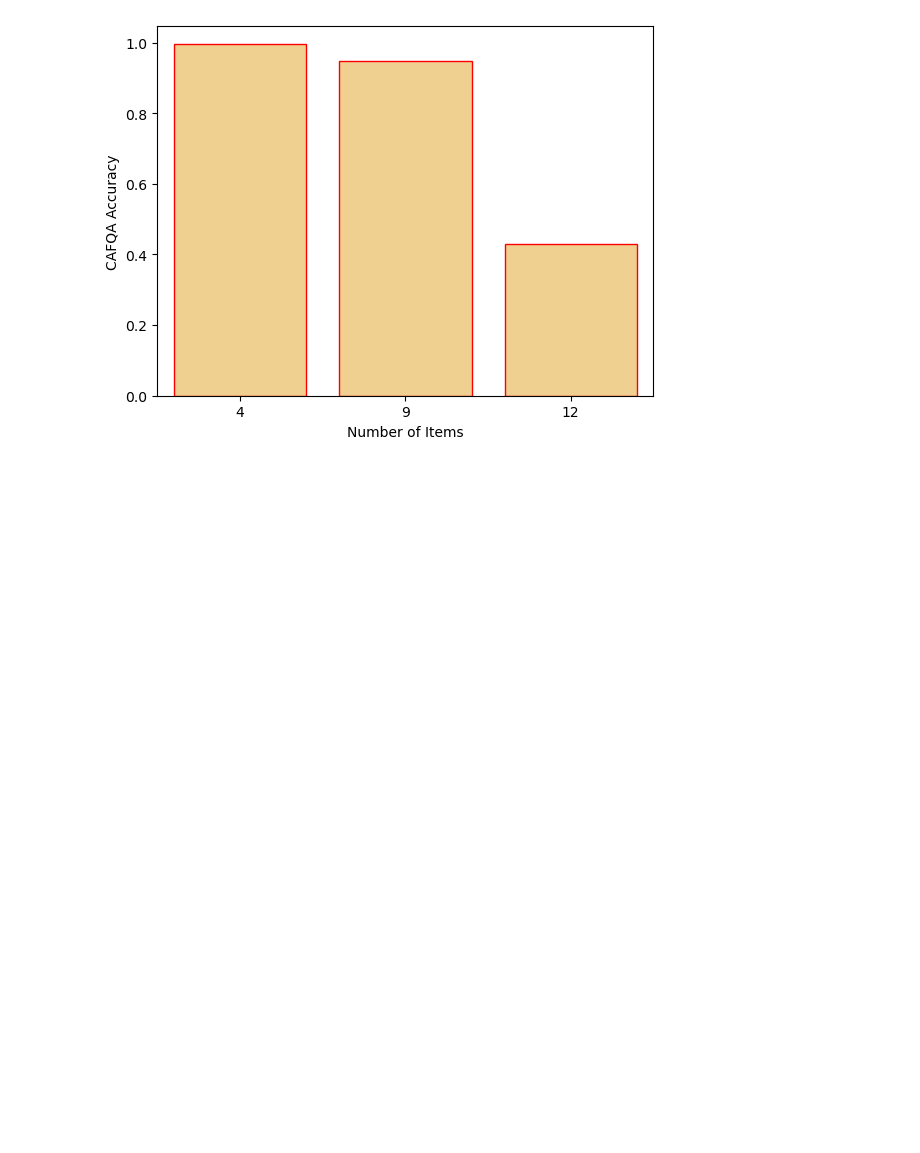
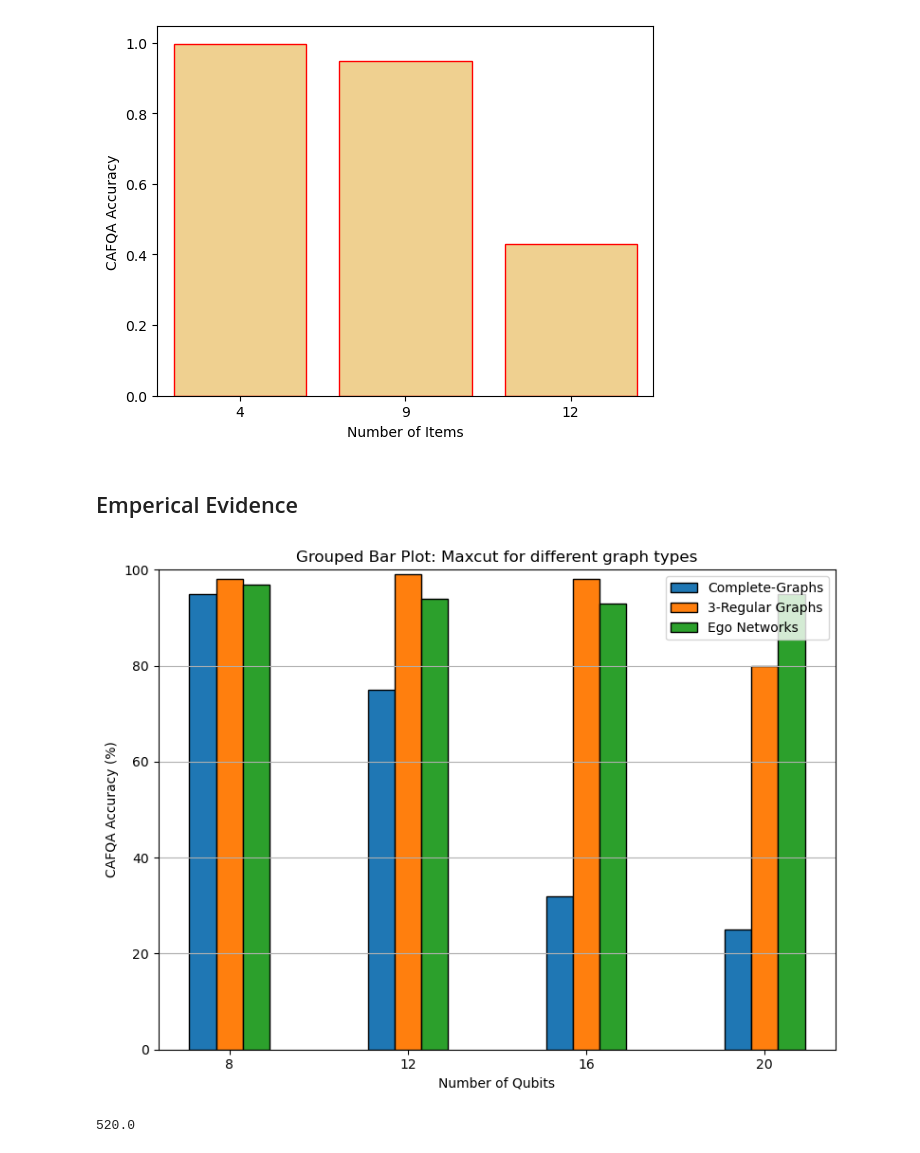
Before and after one commit to d-bharadwaj/SPIQ, a Jupyter notebook: playground_scripts/final_data_analysis.ipynb, the cells around one changed output. Cells and saved outputs as stored; diff of their text form; code cells hidden in the pictures; blank space fills up the shorter version.

```diff
--- a/playground_scripts/final_data_analysis.ipynb
+++ b/playground_scripts/final_data_analysis.ipynb
@@ -622,3 +622,43 @@ sns.barplot(
 [figure]
 <Axes: xlabel='Number of Items', ylabel='CAFQA Accuracy'>
 [figure]
+# %% [markdown]
+## Emperical Evidence
+# %%
+# Example data for 3 bars per qubit size
+num_qubits = [8, 12, 16, 20]
+bar_labels = ['Complete-Graphs', '3-Regular Graphs', 'Ego Networks']
+# Dummy means for illustration; replace with your actual data
+data = [
+    [0.95, 0.75, 0.32, 0.25 ],  # Complete
+    [0.98, 0.99, 0.98, 0.8 ],  # 3_Reg
+    [0.97, 0.94, 0.93, 0.95]   # Ego Networks
+]
+data = np.array(data)  # shape (3, 3)
+
+bar_width = 0.15
+index = np.arange(len(num_qubits))
+
+fig, ax = plt.subplots(figsize=(8, 6))
+for i in range(3):
+    ax.bar(index + (i - 1) * bar_width, data[i], bar_width, label=bar_labels[i],edgecolor='black')
+    ax.set_ylim(0, 1)
+    ax.set_yticks(np.arange(0, 1.1, 0.2))
+    ax.set_yticklabels([f"{int(100*y)}" for y in np.arange(0, 1.1, 0.2)])
+ax.set_xticks(index)
+ax.set_xticklabels(num_qubits)
+ax.set_xlabel('Number of Qubits')
+ax.set_ylabel('CAFQA Accuracy (%)')
+ax.set_title('Grouped Bar Plot: Maxcut for different graph types')
+ax.legend()
+ax.grid(axis='y')
+plt.tight_layout()
+plt.show()
+# %% [output]
+[figure, added]
+# %%
+c10 = -0.5
+c1000 = -260
+(c1000)/(c10)
+# %% [output]
+520.0
```
Also changed, not shown: parts of 10 cells of this notebook, 6 other files.
